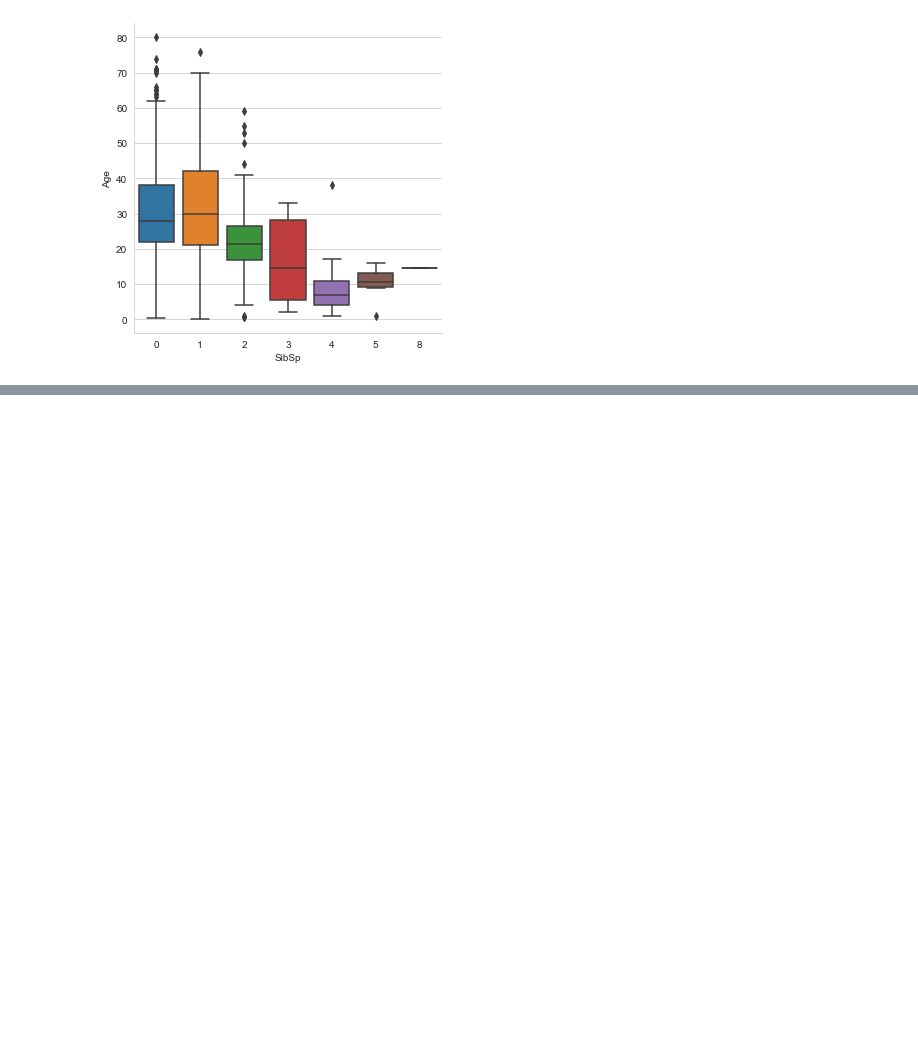
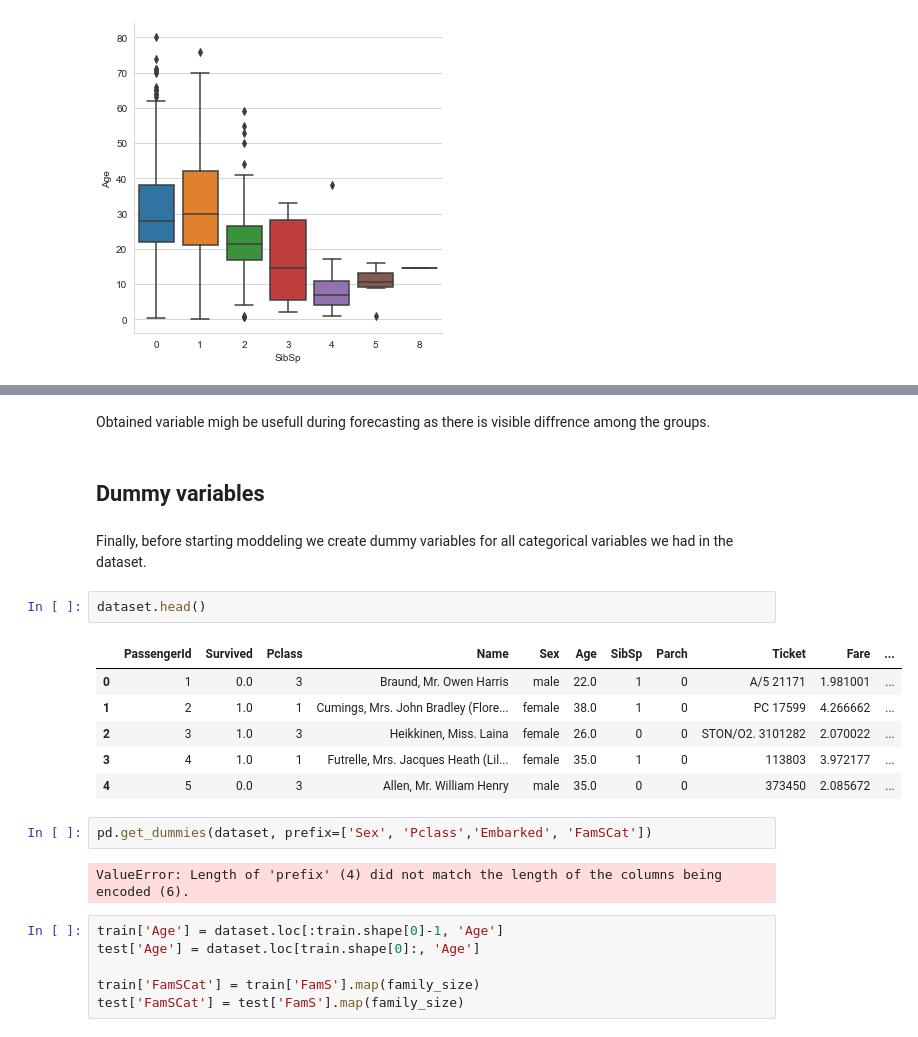
Before and after one commit to mmaku/Kaggle_titanic, a Jupyter notebook: 11 Titanic.ipynb, the cells around one changed output, grey strips where cells are left out. Drawn from its saved outputs; the diff is of its cells as text; blank space fills up the shorter version.

```diff
--- a/11 Titanic.ipynb
+++ b/11 Titanic.ipynb
@@ -363,0 +424,25 @@ g = sns.catplot(y="Age", x="SibSp", data=dataset, kind="box")
+# %% [markdown]
+Obtained variable migh be usefull during forecasting as there is visible diffrence among the groups.
+# %% [markdown]
+## Dummy variables
+# %% [markdown]
+Finally, before starting moddeling we create dummy variables for all categorical variables we had in the dataset.
+# %%
+dataset.head()
+# %% [output]
+|  | PassengerId | Survived | Pclass | Name | Sex | Age | SibSp | Parch | Ticket | Fare | ... |
+| 0 | 1 | 0.0 | 3 | Braund, Mr. Owen Harris | male | 22.0 | 1 | 0 | A/5 21171 | 1.981001 | ... |
+| 1 | 2 | 1.0 | 1 | Cumings, Mrs. John Bradley (Flore... | female | 38.0 | 1 | 0 | PC 17599 | 4.266662 | ... |
+| 2 | 3 | 1.0 | 3 | Heikkinen, Miss. Laina | female | 26.0 | 0 | 0 | STON/O2. 3101282 | 2.070022 | ... |
+| 3 | 4 | 1.0 | 1 | Futrelle, Mrs. Jacques Heath (Lil... | female | 35.0 | 1 | 0 | 113803 | 3.972177 | ... |
+| 4 | 5 | 0.0 | 3 | Allen, Mr. William Henry | male | 35.0 | 0 | 0 | 373450 | 2.085672 | ... |
+# %%
+pd.get_dummies(dataset, prefix=['Sex', 'Pclass','Embarked', 'FamSCat'])
+# %% [output]
+ValueError: Length of 'prefix' (4) did not match the length of the columns being encoded (6).
+# %%
+train['Age'] = dataset.loc[:train.shape[0]-1, 'Age']
+test['Age'] = dataset.loc[train.shape[0]:, 'Age']
+
+train['FamSCat'] = train['FamS'].map(family_size)
+test['FamSCat'] = test['FamS'].map(family_size)
```
Also changed, not shown: parts of 15 cells of this notebook.
